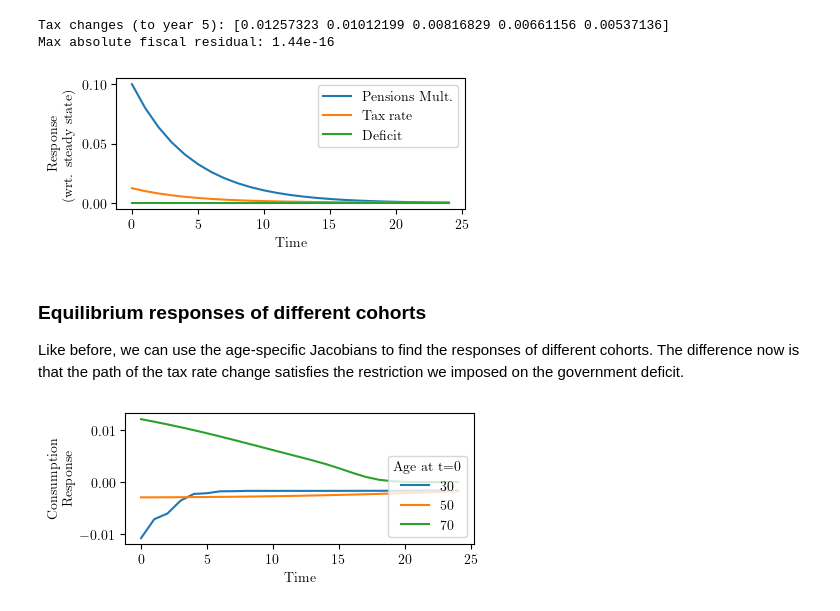
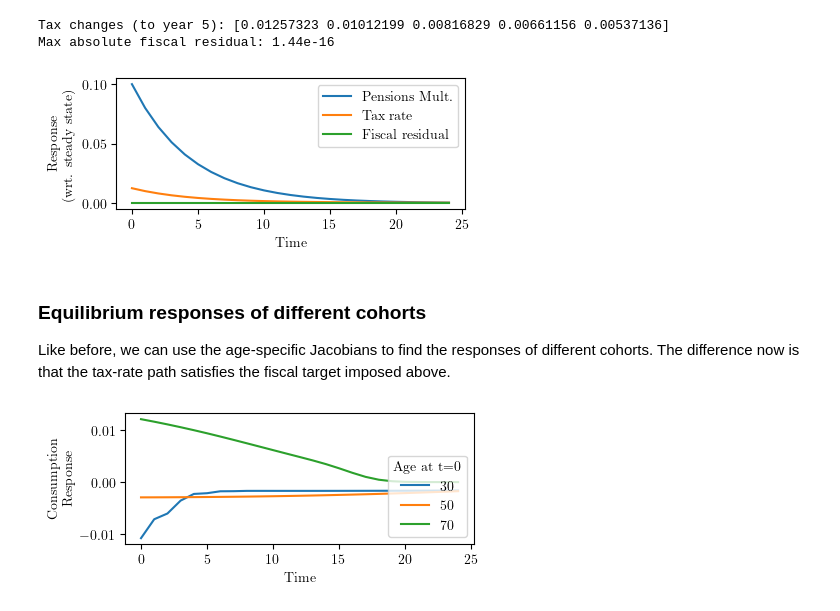
Before and after one commit to Mv77/LC-SSJ_public, a Jupyter notebook: Code/demo.ipynb, the cells around one changed output. Saved outputs shown, nothing was run; the diff lists cells and outputs as text; code cells hidden in the pictures.

```diff
--- a/Code/demo.ipynb
+++ b/Code/demo.ipynb
@@ -450,5 +466,5 @@ Aggregate Jacobians are what will end up mattering for the interactions between
 # %%
-# Sum jacs over the age dimension to get aggregate jacobians.
+# Sum Jacobians over the age dimension to get aggregate Jacobians.
 agg_jacs = {
     input : {
         output : np.sum(J, axis=0) for output, J in jacs.items()
@@ -459,13 +475,13 @@ agg_jacs = {
 cols = [0, 10, 20, 30]
 plot_tmax = 50
 fig, ax = plt.subplots(len(agg_inputs), len(outs))
-for i, input in enumerate(agg_inputs):
-    for j, output in enumerate(outs):
+for row_i, input in enumerate(agg_inputs):
+    for col_i, output in enumerate(outs):
         for c in cols:
-            ax[i, j].plot(agg_jacs[input][output][:plot_tmax, c])
-            ax[i, j].axhline(0, color='black', lw=0.5, ls='--')
-        ax[i, j].set_title(f"d {output}[t] / d {input}[s]")
-        ax[i, j].set_xlabel("Time")
+            ax[row_i, col_i].plot(agg_jacs[input][output][:plot_tmax, c])
+            ax[row_i, col_i].axhline(0, color='black', lw=0.5, ls='--')
+        ax[row_i, col_i].set_title(f"d {output}[t] / d {input}[s]")
+        ax[row_i, col_i].set_xlabel("Time")
 fig.tight_layout()
 plt.show()
 # %% [output]
@@ -618,8 +634,8 @@ def pensions(pension_shock):
 
 @ssj.simple
 def fiscal_target(T, A, R):
-    deficit = T + (R - 1.0) * A
-    fiscal_resid = deficit  - (T.ss + (R.ss - 1.0) * A.ss)
+    fiscal_value = T + (R - 1.0) * A
+    fiscal_resid = fiscal_value - (T.ss + (R.ss - 1.0) * A.ss)
     return fiscal_resid
 # %% [markdown]
 The next step is to define our household block in a format that the `sequence-jacobian` package understands. We do this using the package's `JacobianDict` object, which constructs block representations from simple dictionaries that contain the (aggregate) Jacobians of all their input-output pairs.
@@ -743,20 +759,20 @@ Max absolute fiscal residual: 1.44e-16
 # %%
 # Plot the shock, target, and endogenous tax response
 t_plot = 25
 fig = plt.figure(figsize=(4.5, 1.7))
 plt.plot(td['pension_mult'][:t_plot], label='Pensions Mult.')
 plt.plot(td['tax_rate'][:t_plot], label='Tax rate')
-plt.plot(td['fiscal_resid'][:t_plot], label='Deficit')
+plt.plot(td['fiscal_resid'][:t_plot], label='Fiscal residual')
 plt.xlabel('Time')
 plt.ylabel('Response\n(wrt. steady state)')
 plt.legend()
 plt.show()
 # %% [output]
-[figure, old version]
+[figure, new version]
 # %% [markdown]
 ### Equilibrium responses of different cohorts
 
-Like before, we can use the age-specific Jacobians to find the responses of different cohorts. The difference now is that the path of the tax rate change satisfies the restriction we imposed on the government deficit.
+Like before, we can use the age-specific Jacobians to find the responses of different cohorts. The difference now is that the tax-rate path satisfies the fiscal target imposed above.
 # %%
 # Consumption response of different cohorts
 coh_c_resp = sum(
```
Also changed, not shown: parts of 54 cells of this notebook, 3 other files.
